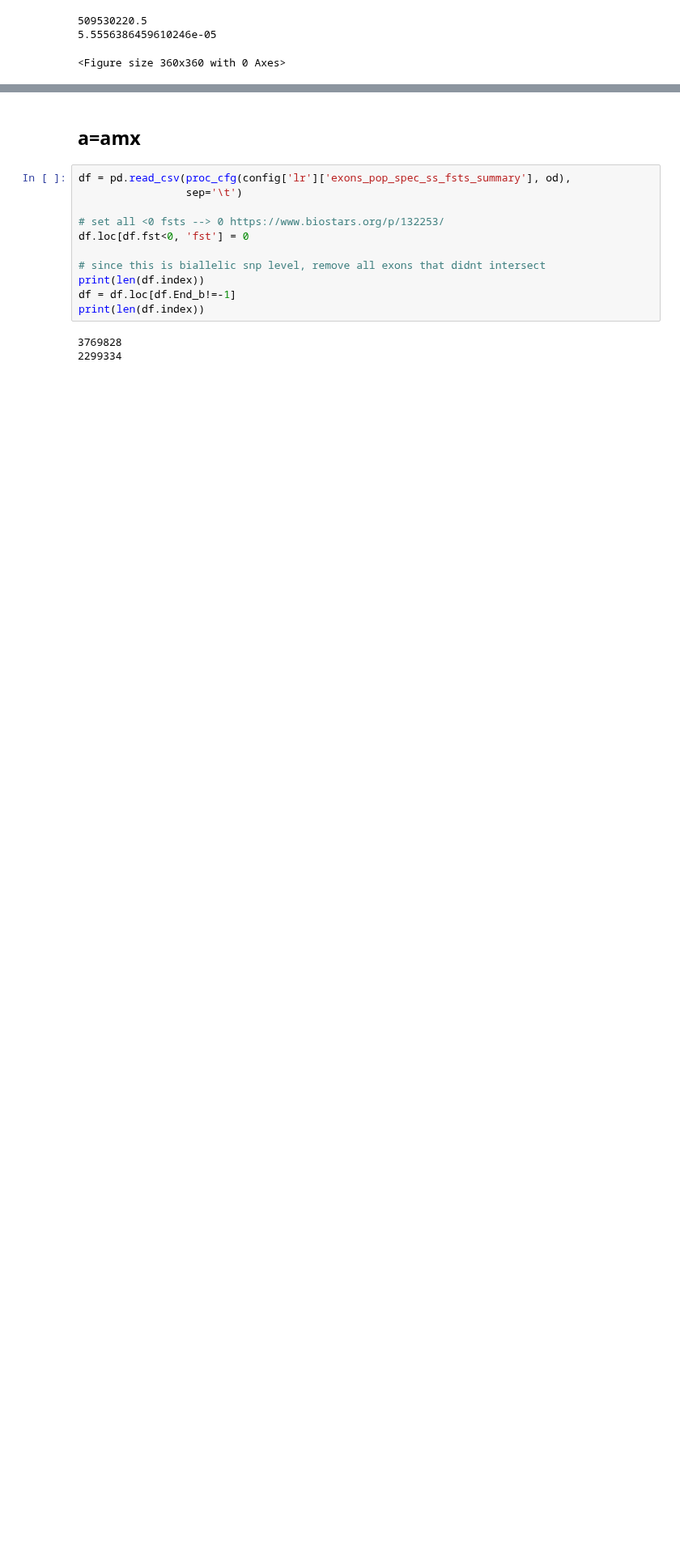
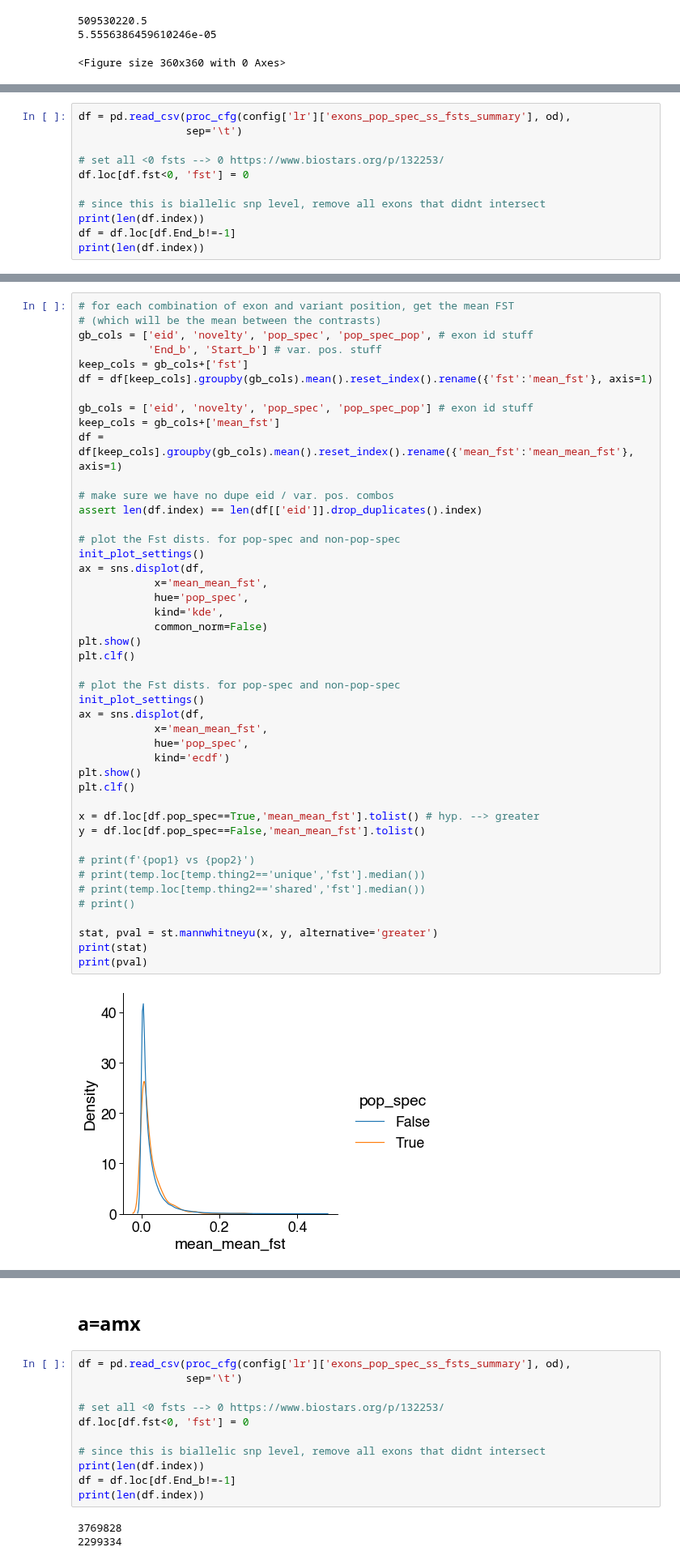
Before and after one commit to fairliereese/240903_pt, a Jupyter notebook: analysis/pop_div_pop_spec_fst.ipynb, the cells around one changed output, grey strips where cells are left out. Shown at 81% size. Cells and saved outputs as stored; diff of their text form; blank space fills up the shorter version.

Commit message:
update w/ some protein stuff

```diff
--- a/analysis/pop_div_pop_spec_fst.ipynb
+++ b/analysis/pop_div_pop_spec_fst.ipynb
@@ -133,0 +136,11 @@ print(pval)
+# %%
+df = pd.read_csv(proc_cfg(config['lr']['exons_pop_spec_ss_fsts_summary'], od),
+                 sep='\t')
+
+# set all <0 fsts --> 0 https://www.biostars.org/p/132253/
+df.loc[df.fst<0, 'fst'] = 0
+
+# since this is biallelic snp level, remove all exons that didnt intersect
+print(len(df.index))
+df = df.loc[df.End_b!=-1]
+print(len(df.index))
@@ -133,0 +150,47 @@ print(pval)
+# %%
+# for each combination of exon and variant position, get the mean FST
+# (which will be the mean between the contrasts)
+gb_cols = ['eid', 'novelty', 'pop_spec', 'pop_spec_pop', # exon id stuff
+           'End_b', 'Start_b'] # var. pos. stuff
+keep_cols = gb_cols+['fst']
+df = df[keep_cols].groupby(gb_cols).mean().reset_index().rename({'fst':'mean_fst'}, axis=1)
+
+gb_cols = ['eid', 'novelty', 'pop_spec', 'pop_spec_pop'] # exon id stuff
+keep_cols = gb_cols+['mean_fst']
+df = df[keep_cols].groupby(gb_cols).mean().reset_index().rename({'mean_fst':'mean_mean_fst'}, axis=1)
+
+# make sure we have no dupe eid / var. pos. combos
+assert len(df.index) == len(df[['eid']].drop_duplicates().index)
+
+# plot the Fst dists. for pop-spec and non-pop-spec
+init_plot_settings()
+ax = sns.displot(df,
+            x='mean_mean_fst',
+            hue='pop_spec',
+            kind='kde',
+            common_norm=False)
+plt.show()
+plt.clf()
+
+# plot the Fst dists. for pop-spec and non-pop-spec
+init_plot_settings()
+ax = sns.displot(df,
+            x='mean_mean_fst',
+            hue='pop_spec',
+            kind='ecdf')
+plt.show()
+plt.clf()
+
+x = df.loc[df.pop_spec==True,'mean_mean_fst'].tolist() # hyp. --> greater
+y = df.loc[df.pop_spec==False,'mean_mean_fst'].tolist()
+
+# print(f'{pop1} vs {pop2}')
+# print(temp.loc[temp.thing2=='unique','fst'].median())
+# print(temp.loc[temp.thing2=='shared','fst'].median())
+# print()
+
+stat, pval = st.mannwhitneyu(x, y, alternative='greater')
+print(stat)
+print(pval)
+# %% [output]
+[figure, added]
```
Also changed, not shown: parts of 6 cells of this notebook, 2 other files.
